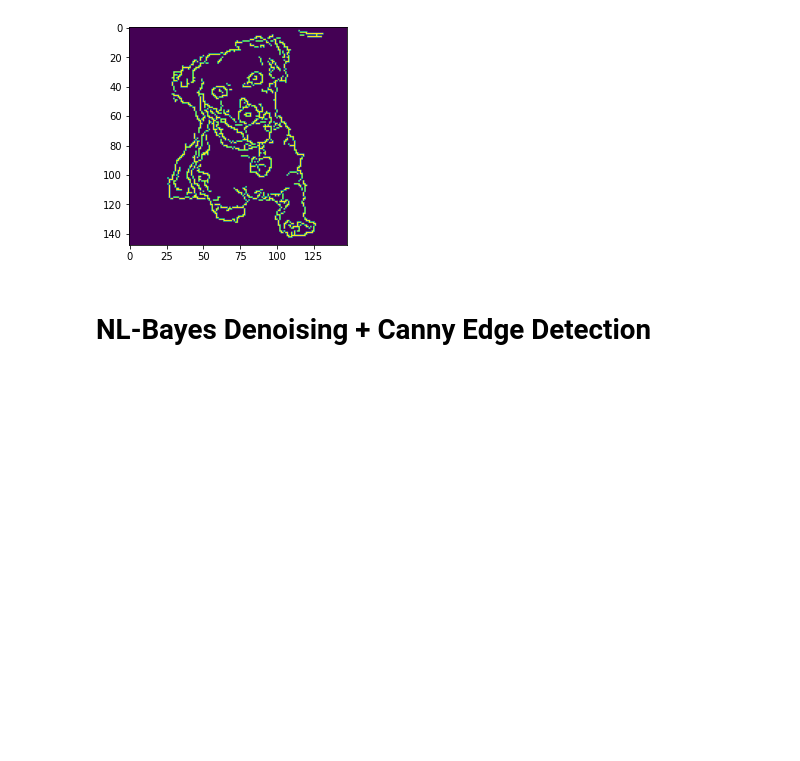
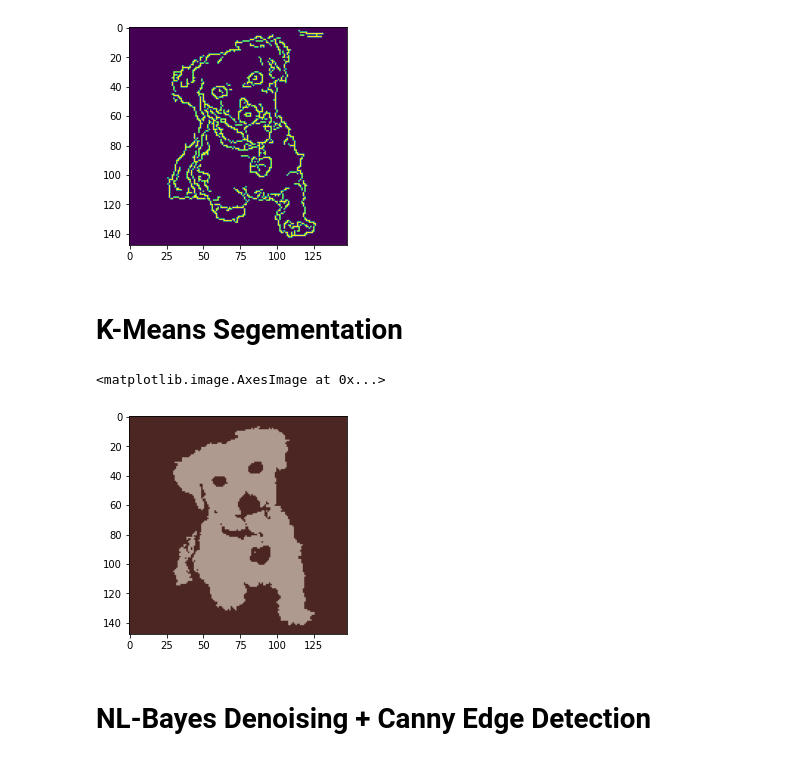
Before and after one commit to a-moseman/image_classification, a Jupyter notebook: Preprocessing_Examples.ipynb, the cells around one changed output. Cells and saved outputs as stored; diff of their text form; code cells hidden in the pictures; blank space fills up the shorter version.

Commit message:
Add K-Means example.

```diff
--- a/Preprocessing_Examples.ipynb
+++ b/Preprocessing_Examples.ipynb
@@ -73,6 +73,29 @@ plt.imshow(data)
 # %% [output]
 <matplotlib.image.AxesImage at 0x...>
 [figure]
+# %% [markdown]
+# K-Means Segementation
+# %%
+img = cv.imread(PATH + TRAIN_PATH + filenames[n])
+img = cv.resize(img, (IMAGE_WIDTH, IMAGE_HEIGHT))
+
+img = cv.cvtColor(img,cv.COLOR_BGR2RGB)
+twoDimage = img.reshape((-1,3))
+twoDimage = np.float32(twoDimage)
+criteria = (cv.TERM_CRITERIA_EPS + cv.TERM_CRITERIA_MAX_ITER, 10, 1.0)
+K = 2
+attempts=10
+ret,label,center=cv.kmeans(twoDimage,K,None,criteria,attempts,cv.KMEANS_PP_CENTERS)
+center = np.uint8(center)
+res = center[label.flatten()]
+result_image = res.reshape((img.shape))
+img = result_image
+
+data = np.asarray(img).astype(np.uint8) / 255
+plt.imshow(data)
+# %% [output]
+<matplotlib.image.AxesImage at 0x...>
+[figure, added]
 # %% [markdown]
 # NL-Bayes Denoising + Canny Edge Detection
 # %%
```
